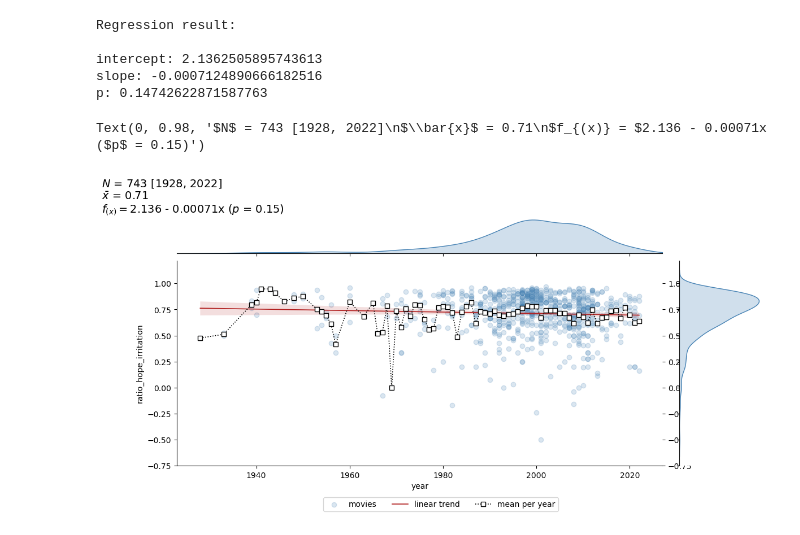
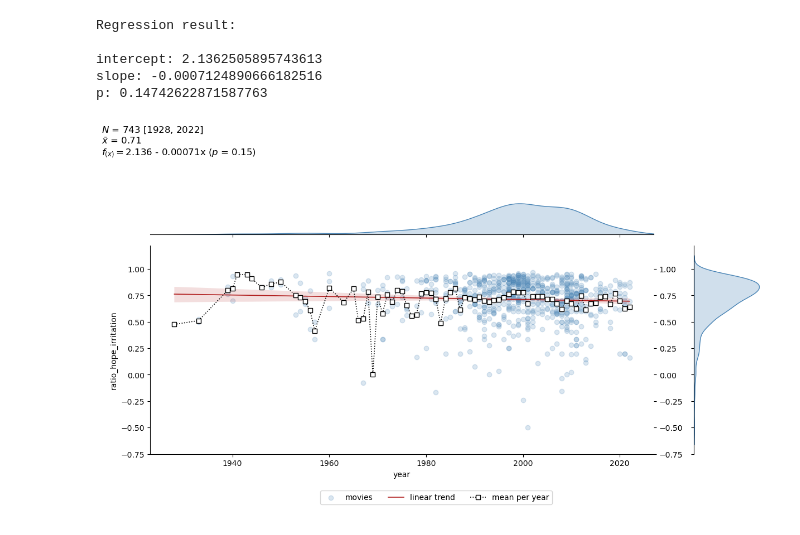
Before and after one commit to dominikpegler/computational-social-sciences, a Jupyter notebook: assignments/Assignment 3 - Diachronic analysis of movie dialogues.ipynb, the cells around one changed output. Drawn from its saved outputs; the diff is of its cells as text; code cells hidden in the pictures.

```diff
--- a/assignments/Assignment 3 - Diachronic analysis of movie dialogues.ipynb
+++ b/assignments/Assignment 3 - Diachronic analysis of movie dialogues.ipynb
@@ -786,35 +786,34 @@ regplot = g.plot_joint(
 
 g.plot_marginals(sns.kdeplot, fill=True, color="steelblue")
 # g.ax_marg_y.set_visible(False)
 
-g.fig.figure.set_figheight(5)
+g.fig.figure.set_figheight(6)
 g.fig.figure.set_figwidth(12)
 
 
 lplot = sns.lineplot(
     df_clean.groupby("year")["ratio_hope_irritation"].mean(),
     lw=1.2,
     linestyle=":",
     marker="s",
     markersize=6,
     markeredgecolor="black",
     color="black",
     markeredgewidth=1,
     markerfacecolor="white",
     ax=g.ax_joint,
     label="mean per year",
     legend=False,
 )
 g.ax_joint.tick_params(right=True, labelright=True, grid_color="black")
 g.fig.legend(loc="upper center", bbox_to_anchor=(0.5, 0), ncol=3)
 g.fig.suptitle(
     title,
     x=0,
-    fontsize=14,
+    fontsize=12,
     verticalalignment="bottom",
     horizontalalignment="left",
 )
-# g.fig.tight_layout()
+g.fig.tight_layout()
 # %% [output]
-Text(0, 0.98, '$N$ = 743 [1928, 2022]\n$\\bar{x}$ = 0.71\n$f_{(x)} = $2.136 - 0.00071x ($p$ = 0.15)')
-[figure, old version]
+[figure, new version]
```
Also changed, not shown: 1 other file.
